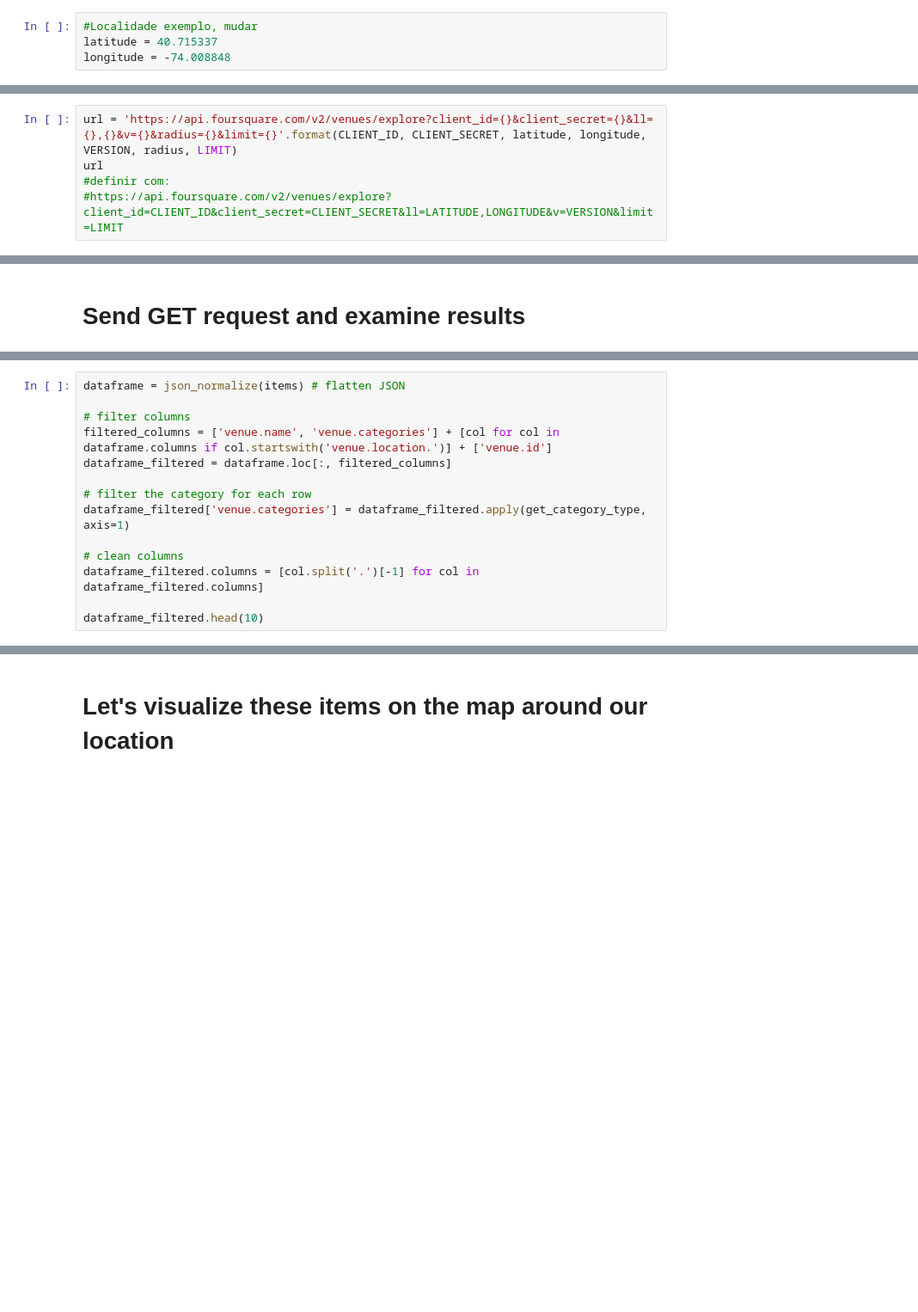
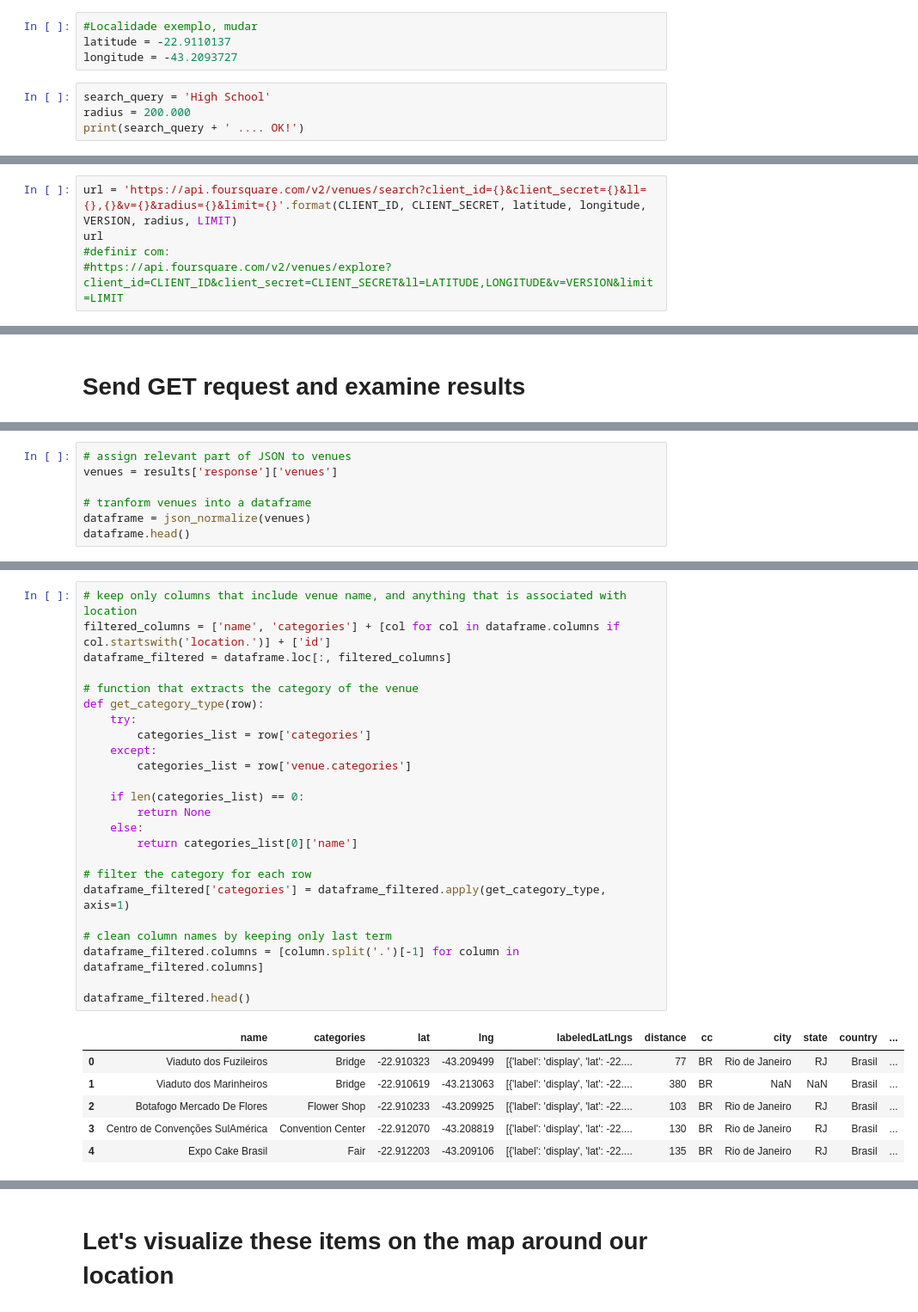
Before and after one commit to SamiraHabib/Coursera_Capstone, a Jupyter notebook: Coursera_Capstone.ipynb, the cells around one changed output, grey strips where cells are left out. Shown: that part at 86% size. Drawn from its saved outputs; the diff is of its cells as text; blank space fills up the shorter version.

```diff
--- a/Coursera_Capstone.ipynb
+++ b/Coursera_Capstone.ipynb
@@ -82,5 +81,9 @@ print(latitude, longitude)
 # Explore a location #
 # %%
 #Localidade exemplo, mudar
-latitude = 40.715337
-longitude = -74.008848
+latitude = -22.9110137
+longitude = -43.2093727
+# %%
+search_query = 'High School'
+radius = 200.000
+print(search_query + ' .... OK!')
@@ -87,7 +92,7 @@ longitude = -74.008848
 # %% [markdown]
 # Define URL #
 # %%
-url = 'https://api.foursquare.com/v2/venues/explore?client_id={}&client_secret={}&ll={},{}&v={}&radius={}&limit={}'.format(CLIENT_ID, CLIENT_SECRET, latitude, longitude, VERSION, radius, LIMIT)
+url = 'https://api.foursquare.com/v2/venues/search?client_id={}&client_secret={}&ll={},{}&v={}&radius={}&limit={}'.format(CLIENT_ID, CLIENT_SECRET, latitude, longitude, VERSION, radius, LIMIT)
 url
 #definir com:
 #https://api.foursquare.com/v2/venues/explore?client_id=CLIENT_ID&client_secret=CLIENT_SECRET&ll=LATITUDE,LONGITUDE&v=VERSION&limit=LIMIT
@@ -109,0 +127,7 @@ items[0]
+# %%
+# assign relevant part of JSON to venues
+venues = results['response']['venues']
+
+# tranform venues into a dataframe
+dataframe = json_normalize(venues)
+dataframe.head()
@@ -110,14 +143,31 @@ items[0]
 # %%
-dataframe = json_normalize(items) # flatten JSON
-
-# filter columns
-filtered_columns = ['venue.name', 'venue.categories'] + [col for col in dataframe.columns if col.startswith('venue.location.')] + ['venue.id']
+# keep only columns that include venue name, and anything that is associated with location
+filtered_columns = ['name', 'categories'] + [col for col in dataframe.columns if col.startswith('location.')] + ['id']
 dataframe_filtered = dataframe.loc[:, filtered_columns]
 
+# function that extracts the category of the venue
+def get_category_type(row):
+    try:
+        categories_list = row['categories']
+    except:
+        categories_list = row['venue.categories']
+
+    if len(categories_list) == 0:
+        return None
+    else:
+        return categories_list[0]['name']
+
 # filter the category for each row
-dataframe_filtered['venue.categories'] = dataframe_filtered.apply(get_category_type, axis=1)
+dataframe_filtered['categories'] = dataframe_filtered.apply(get_category_type, axis=1)
 
-# clean columns
-dataframe_filtered.columns = [col.split('.')[-1] for col in dataframe_filtered.columns]
+# clean column names by keeping only last term
+dataframe_filtered.columns = [column.split('.')[-1] for column in dataframe_filtered.columns]
 
-dataframe_filtered.head(10)
+dataframe_filtered.head()
+# %% [output]
+|  | name | categories | lat | lng | labeledLatLngs | distance | cc | city | state | country | ... |
+| 0 | Viaduto dos Fuzileiros | Bridge | -22.910323 | -43.209499 | [{'label': 'display', 'lat': -22.... | 77 | BR | Rio de Janeiro | RJ | Brasil | ... |
+| 1 | Viaduto dos Marinheiros | Bridge | -22.910619 | -43.213063 | [{'label': 'display', 'lat': -22.... | 380 | BR | NaN | NaN | Brasil | ... |
+| 2 | Botafogo Mercado De Flores | Flower Shop | -22.910233 | -43.209925 | [{'label': 'display', 'lat': -22.... | 103 | BR | Rio de Janeiro | RJ | Brasil | ... |
+| 3 | Centro de Convenções SulAmérica | Convention Center | -22.912070 | -43.208819 | [{'label': 'display', 'lat': -22.... | 130 | BR | Rio de Janeiro | RJ | Brasil | ... |
+| 4 | Expo Cake Brasil | Fair | -22.912203 | -43.209106 | [{'label': 'display', 'lat': -22.... | 135 | BR | Rio de Janeiro | RJ | Brasil | ... |
```
Also changed, not shown: parts of 18 cells of this notebook.
